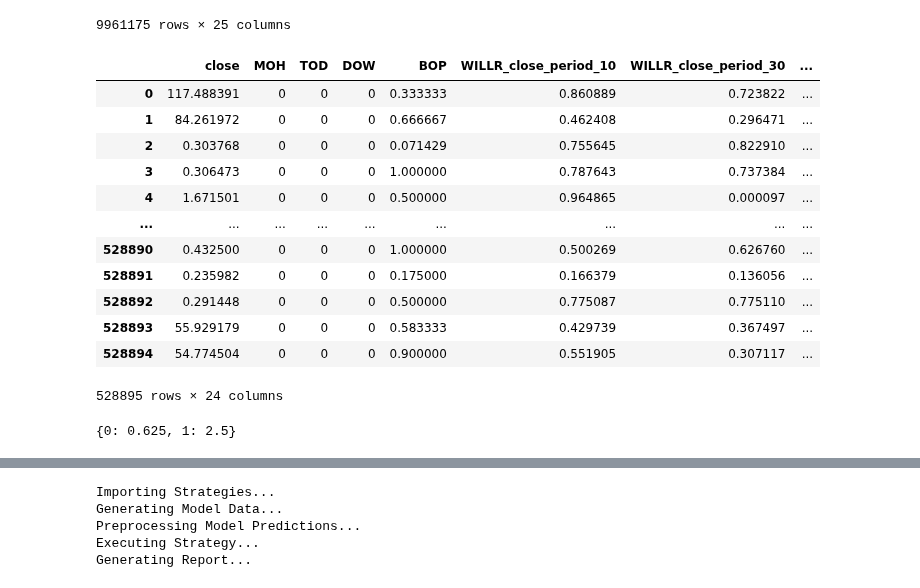
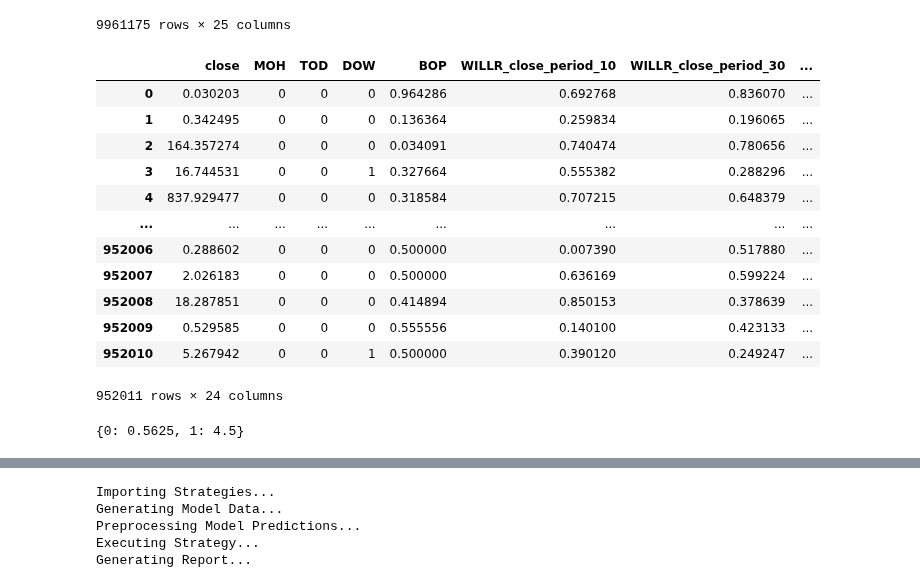
Before and after one commit to lowrollr/moonshot, a Jupyter notebook: back_testing/v2/research/notebooks/dense_neural_network/strawmaker_nn.ipynb, the cells around one changed output, grey strips where cells are left out. Cells and saved outputs as stored; diff of their text form; code cells hidden in the pictures.

```diff
--- a/back_testing/v2/research/notebooks/dense_neural_network/strawmaker_nn.ipynb
+++ b/back_testing/v2/research/notebooks/dense_neural_network/strawmaker_nn.ipynb
@@ -86,27 +86,27 @@ edit_dataset
 | 11372821 | 1.166035 | 0 | 0 | 0 | 0.000000 | 0.0 | 0.238377 | 0.247113 | ... |
 9961175 rows × 25 columns
 # %%
-trainX, testX, trainy, testy = nu.splitData(edit_dataset, split_size=0.2, y_column_name="optimal", shuffle_data=False, balance_unbalanced_data=True, balance_info={'multiplier_val':4, 'superset_class_val':0, 'randomize_concat':True})
+trainX, testX, trainy, testy = nu.splitData(edit_dataset, split_size=0.2, y_column_name="optimal", shuffle_data=False, balance_unbalanced_data=True, balance_info={'multiplier_val':8, 'superset_class_val':0, 'randomize_concat':True})
 trainX
 # %% [output]
 |  | close | MOH | TOD | DOW | BOP | WILLR_close_period_10 | WILLR_close_period_30 | ... |
-| 0 | 117.488391 | 0 | 0 | 0 | 0.333333 | 0.860889 | 0.723822 | ... |
-| 1 | 84.261972 | 0 | 0 | 0 | 0.666667 | 0.462408 | 0.296471 | ... |
-| 2 | 0.303768 | 0 | 0 | 0 | 0.071429 | 0.755645 | 0.822910 | ... |
-| 3 | 0.306473 | 0 | 0 | 0 | 1.000000 | 0.787643 | 0.737384 | ... |
-| 4 | 1.671501 | 0 | 0 | 0 | 0.500000 | 0.964865 | 0.000097 | ... |
+| 0 | 0.030203 | 0 | 0 | 0 | 0.964286 | 0.692768 | 0.836070 | ... |
+| 1 | 0.342495 | 0 | 0 | 0 | 0.136364 | 0.259834 | 0.196065 | ... |
+| 2 | 164.357274 | 0 | 0 | 0 | 0.034091 | 0.740474 | 0.780656 | ... |
+| 3 | 16.744531 | 0 | 0 | 1 | 0.327664 | 0.555382 | 0.288296 | ... |
+| 4 | 837.929477 | 0 | 0 | 0 | 0.318584 | 0.707215 | 0.648379 | ... |
 | ... | ... | ... | ... | ... | ... | ... | ... | ... |
-| 528890 | 0.432500 | 0 | 0 | 0 | 1.000000 | 0.500269 | 0.626760 | ... |
-| 528891 | 0.235982 | 0 | 0 | 0 | 0.175000 | 0.166379 | 0.136056 | ... |
-| 528892 | 0.291448 | 0 | 0 | 0 | 0.500000 | 0.775087 | 0.775110 | ... |
-| 528893 | 55.929179 | 0 | 0 | 0 | 0.583333 | 0.429739 | 0.367497 | ... |
-| 528894 | 54.774504 | 0 | 0 | 0 | 0.900000 | 0.551905 | 0.307117 | ... |
+| 952006 | 0.288602 | 0 | 0 | 0 | 0.500000 | 0.007390 | 0.517880 | ... |
+| 952007 | 2.026183 | 0 | 0 | 0 | 0.500000 | 0.636169 | 0.599224 | ... |
+| 952008 | 18.287851 | 0 | 0 | 0 | 0.414894 | 0.850153 | 0.378639 | ... |
+| 952009 | 0.529585 | 0 | 0 | 0 | 0.555556 | 0.140100 | 0.423133 | ... |
+| 952010 | 5.267942 | 0 | 0 | 1 | 0.500000 | 0.390120 | 0.249247 | ... |
-528895 rows × 24 columns
+952011 rows × 24 columns
 # %%
 class_weights = nu.getWeights(trainy)
 class_weights
 # %% [output]
-{0: 0.625, 1: 2.5}
+{0: 0.5625, 1: 4.5}
 # %%
 #neural network
 model = Sequential()
```
Also changed, not shown: parts of 4 cells of this notebook.
